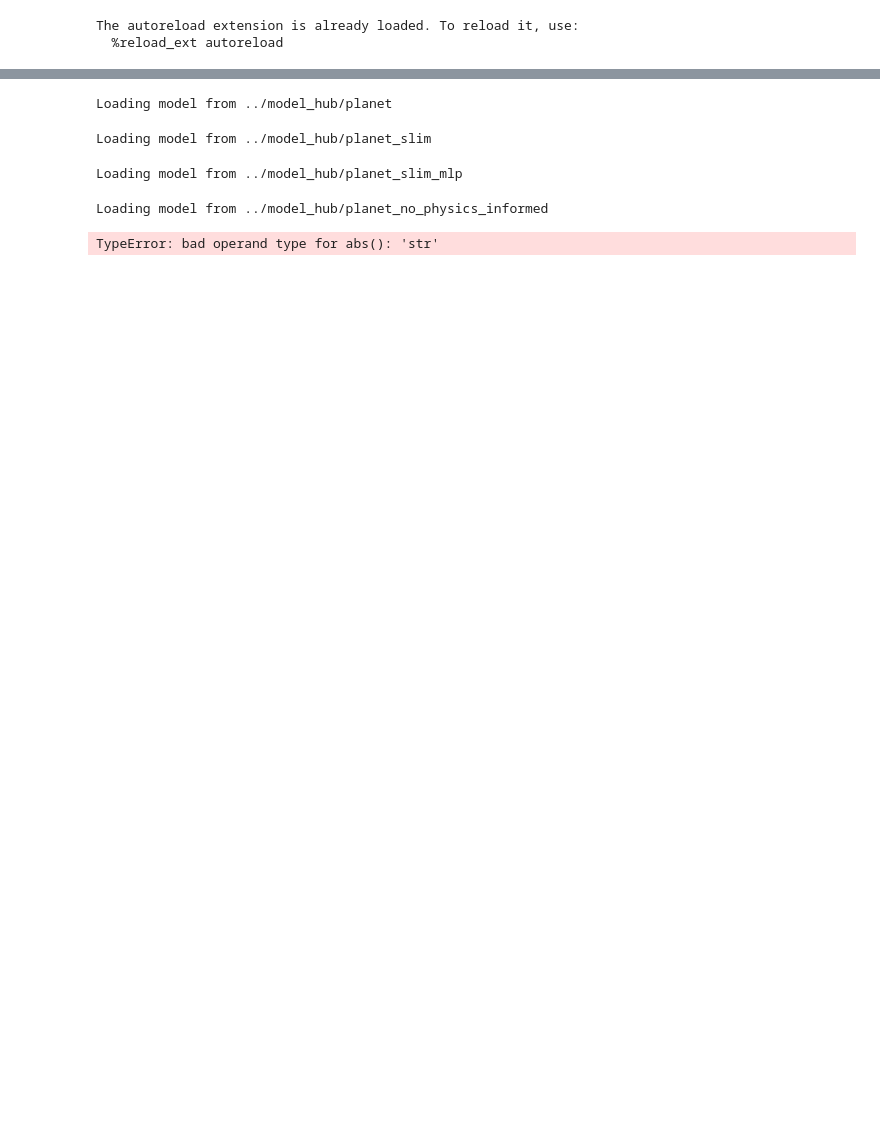
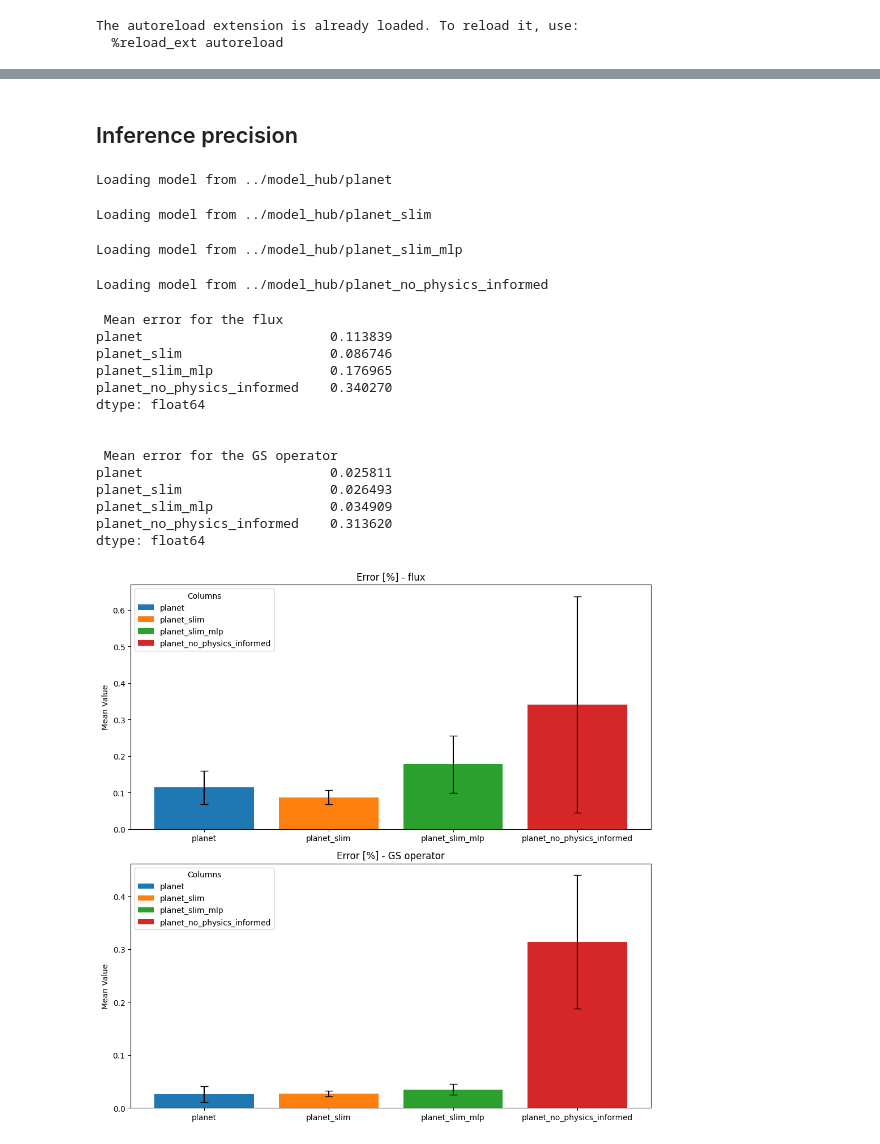
Before and after one commit to matteobonotto/planet-equil, a Jupyter notebook: notebooks/4_compare_models.ipynb, the cells around one changed output, grey strips where cells are left out. Cells and saved outputs as stored; diff of their text form; code cells hidden in the pictures; blank space fills up the shorter version.

```diff
--- a/notebooks/4_compare_models.ipynb
+++ b/notebooks/4_compare_models.ipynb
@@ -76,6 +36,28 @@ dtype: float32
+# %%
+def barplot_subplot(df: pd.DataFrame, ax:plt.Axes, title:str):
+    means = df.mean()
+    stds = df.std()
+    num_cols = means.shape[0]
+
+    cmap = cm.get_cmap('tab10' if num_cols <= 10 else 'tab20')
+    colors = [cmap(i % cmap.N) for i in range(num_cols)]
+
+    # Plot
+
+    bars = ax.bar(df.columns, means, yerr=stds, capsize=5, color=colors)
+
+    # Add legend (one entry per bar/column)
+    ax.legend(bars, df.columns, title="Columns")
+
+    # Add labels
+    ax.set_ylabel('Mean Value')
+    ax.set_title('Mean and Standard Deviation per Column')
+    ax.set_title(title)
+# %% [markdown]
+## Inference precision
 # %%
-# data = read_h5_numpy("planet_sample_dataset.h5")
 data = read_h5_numpy("planet_sample_dataset.h5")
+# data = read_h5_numpy("../data/iter_like_data.h5")
 
 
 loss_flux = {}
@@ -86,7 +68,7 @@ for model_path in Path("../model_hub").iterdir():
     if 'planet' not in model_path.name:
         continue
     model = PlaNet.from_pretrained(
-        path=model_path,
+        path=model_path
     )
     for i in tqdm(range(n_tot), total=n_tot):
         loss_flux[model_path.name] = []
@@ -100,38 +82,63 @@ for model_path in Path("../model_hub").iterdir():
                 "measures" : deepcopy(data['measures'][idx, ...]),
                 "rr" : data['RR_grid'],
                 "zz" : data['ZZ_grid']
             }
         flux = model(**inputs)
 
         gs_ope = model.compute_gs_operator(
             flux=flux,
             rr=data['RR_grid'],
             zz=data['ZZ_grid'],
         )
 
         loss_flux[model_path.name].extend(
             np.mean(np.mean(flux-data['flux'][idx, ...], axis=1), axis=-1)
         )
+
         loss_gsope[model_path.name].extend(
             np.mean(np.mean(gs_ope-data['rhs'][idx,1:-1,1:-1], axis=1), axis=-1)
         )
 
+loss_flux = {k:[abs(x) for x in v] for k,v in loss_flux.items()}
+loss_gsope = {k:[abs(x) for x in v] for k,v in loss_gsope.items()}
 
-loss_flux_df = pd.DataFrame([abs(x) for x in loss_flux])
-print(" Mean error for the flux ")
-print(100*loss_flux_df.mean())#/loss_flux_df.abs().max())
+scale_flux = np.abs(data['flux']).max()
+scale_gsope = np.abs(data['rhs']).max()
 
 print('\n')
+percentage_error_flux_df = 100*pd.DataFrame(loss_flux)/scale_flux
+print(" Mean error for the flux ")
+print(percentage_error_flux_df.mean())
+
+print('\n')
+
 print(" Mean error for the GS operator ")
-loss_gsope_df = pd.DataFrame([abs(x) for x in loss_gsope])
-print(100*loss_gsope_df.mean())#/loss_flux_df.abs().max())
+percentage_error_gsope_df = 100*pd.DataFrame(loss_gsope)/scale_gsope
+print(percentage_error_gsope_df.mean())
 
 
-loss_gsope_df.plot.bar(figsize=(10,10))
-loss_df.hist(figsize=(10,10))
+fig, ax = plt.subplots(2,1, figsize=(10,10))
+barplot_subplot(percentage_error_flux_df, ax=ax[0], title = "Error [%] - flux")
+barplot_subplot(percentage_error_gsope_df, ax=ax[1], title = "Error [%] - GS operator")
+plt.tight_layout()
+plt.show()
 # %% [output]
 Loading model from ../model_hub/planet
 Loading model from ../model_hub/planet_slim
 Loading model from ../model_hub/planet_slim_mlp
 Loading model from ../model_hub/planet_no_physics_informed
-TypeError: bad operand type for abs(): 'str'
+ Mean error for the flux
+planet                        0.113839
+planet_slim                   0.086746
+planet_slim_mlp               0.176965
+planet_no_physics_informed    0.340270
+dtype: float64
+
+
+ Mean error for the GS operator
+planet                        0.025811
+planet_slim                   0.026493
+planet_slim_mlp               0.034909
+planet_no_physics_informed    0.313620
+dtype: float64
+[figure, added]
```
Also changed, not shown: parts of 7 cells of this notebook, 4 other files.
